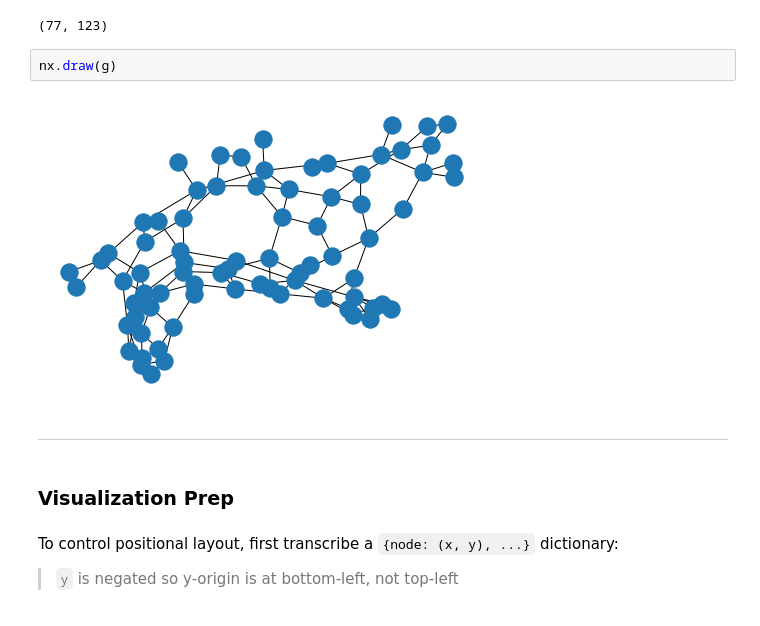
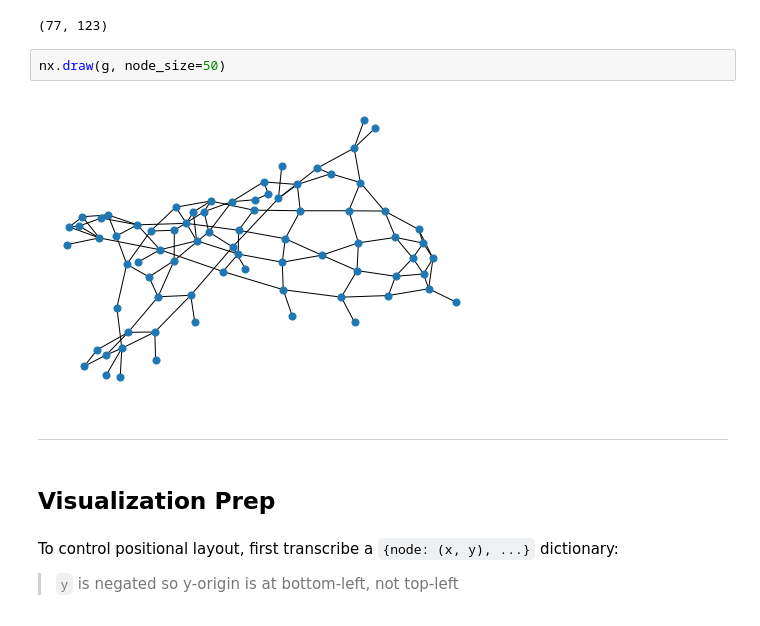
Before and after one commit to oaao/graphic-novels, a Jupyter notebook: novels/algorithms/Route Inspection Problem.ipynb, the cells around one changed output. Saved outputs shown, nothing was run; the diff lists cells and outputs as text.

```diff
--- a/novels/algorithms/Route Inspection Problem.ipynb
+++ b/novels/algorithms/Route Inspection Problem.ipynb
@@ -120,13 +120,13 @@ g.number_of_nodes(), g.number_of_edges()
 # %% [output]
 (77, 123)
 # %%
-nx.draw(g)
+nx.draw(g, node_size=50)
 # %% [output]
-[figure, old version]
+[figure, new version]
 # %% [markdown]
 ----
 # %% [markdown]
-### Visualization Prep
+## Visualization Prep
 # %% [markdown]
 To control positional layout, first transcribe a `{node: (x, y), ...}` dictionary:
 
```
Also changed, not shown: parts of 31 cells of this notebook.
